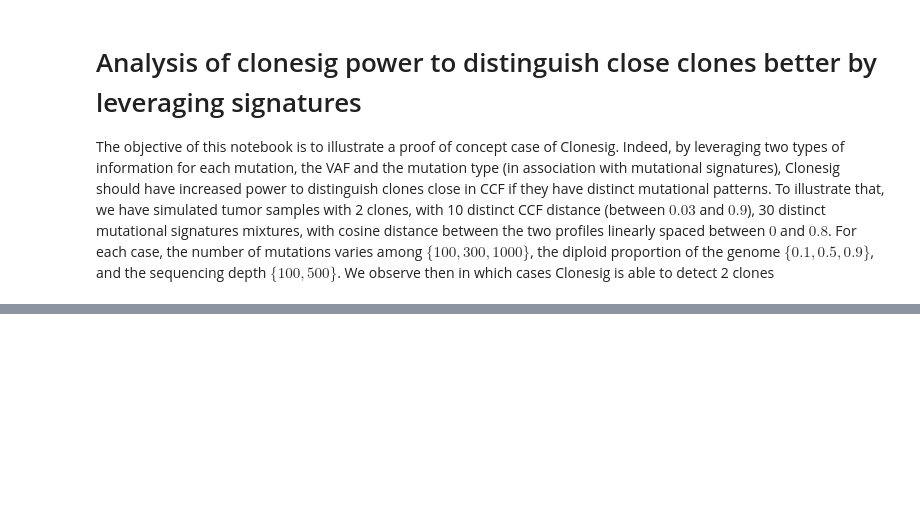
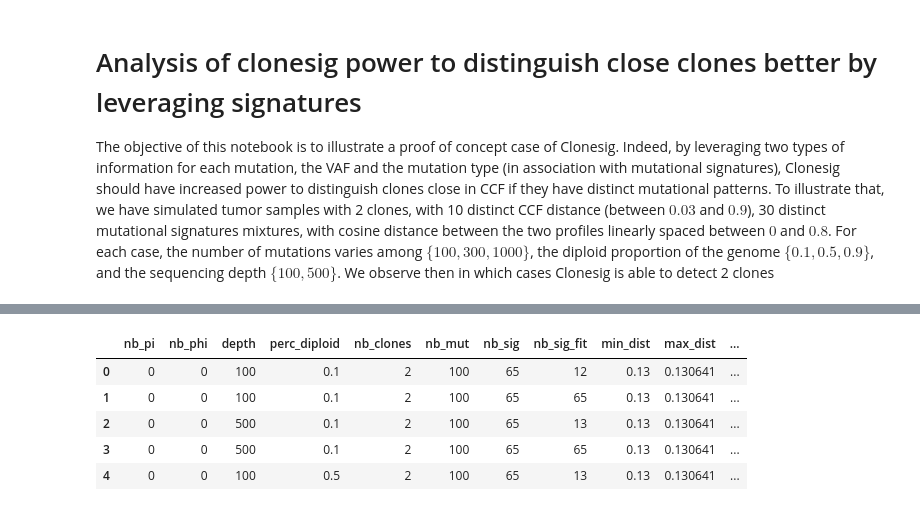
Before and after one commit to judithabk6/Clonesig_analysis, a Jupyter notebook: paper_notebooks/clonesig_separation_power.ipynb, the cells around one changed output, grey strips where cells are left out. Drawn from its saved outputs; the diff is of its cells as text; code cells hidden in the pictures; blank space fills up the shorter version.

```diff
--- a/paper_notebooks/clonesig_separation_power.ipynb
+++ b/paper_notebooks/clonesig_separation_power.ipynb
@@ -55 +55,10 @@ clonesig_res = clonesig_res.assign(min_dist=np.round(clonesig_res.min_dist, 3))
 uu=pd.pivot_table(index='phi_dist', columns='min_dist', values='fitted_nb_clones', aggfunc='mean', data=clonesig_res)
+# %%
+clonesig_res.head()
+# %% [output]
+|  | nb_pi | nb_phi | depth | perc_diploid | nb_clones | nb_mut | nb_sig | nb_sig_fit | min_dist | max_dist | ... |
+| 0 | 0 | 0 | 100 | 0.1 | 2 | 100 | 65 | 12 | 0.13 | 0.130641 | ... |
+| 1 | 0 | 0 | 100 | 0.1 | 2 | 100 | 65 | 65 | 0.13 | 0.130641 | ... |
+| 2 | 0 | 0 | 500 | 0.1 | 2 | 100 | 65 | 13 | 0.13 | 0.130641 | ... |
+| 3 | 0 | 0 | 500 | 0.1 | 2 | 100 | 65 | 65 | 0.13 | 0.130641 | ... |
+| 4 | 0 | 0 | 100 | 0.5 | 2 | 100 | 65 | 13 | 0.13 | 0.130641 | ... |
```
Also changed, not shown: parts of 8 cells of this notebook, 2 other files.
